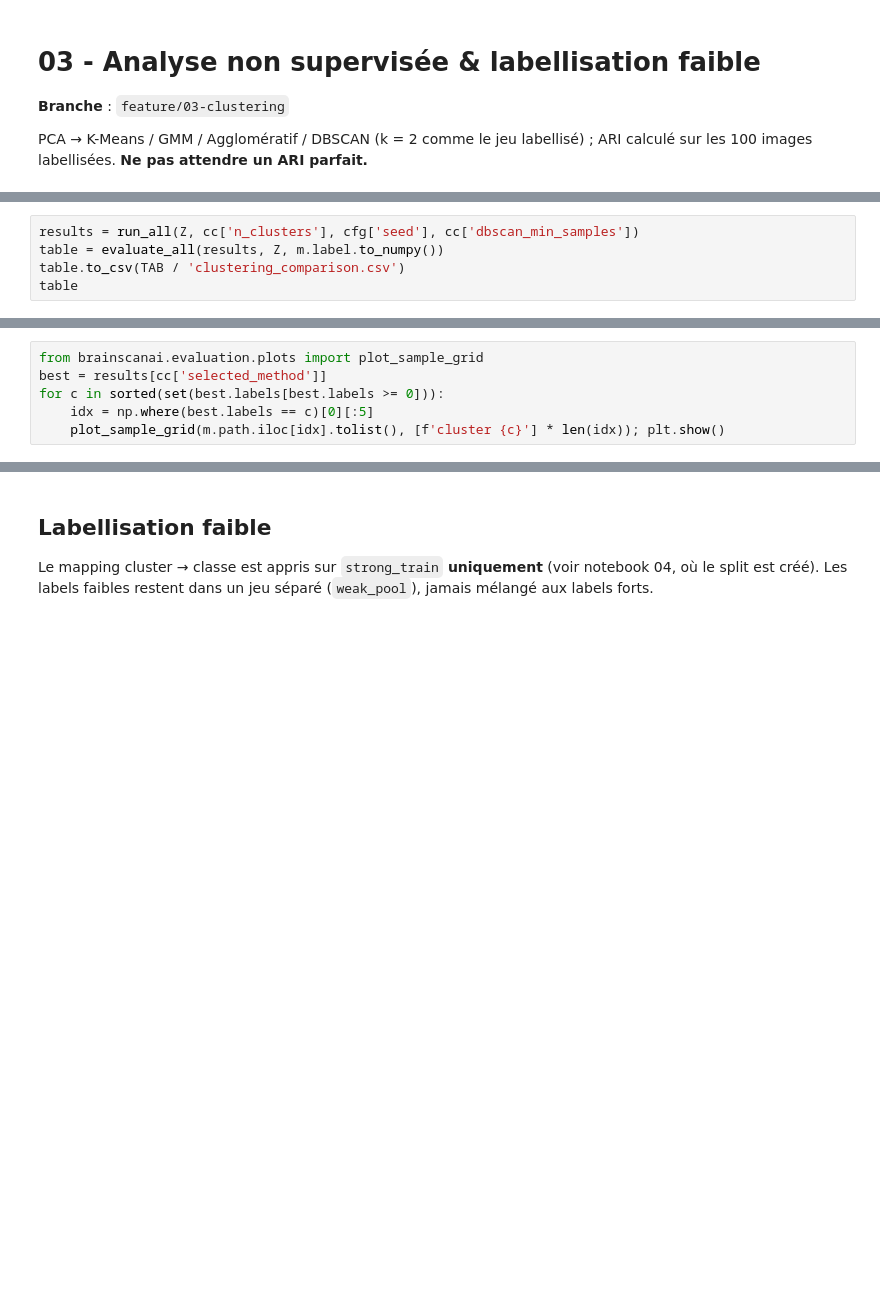
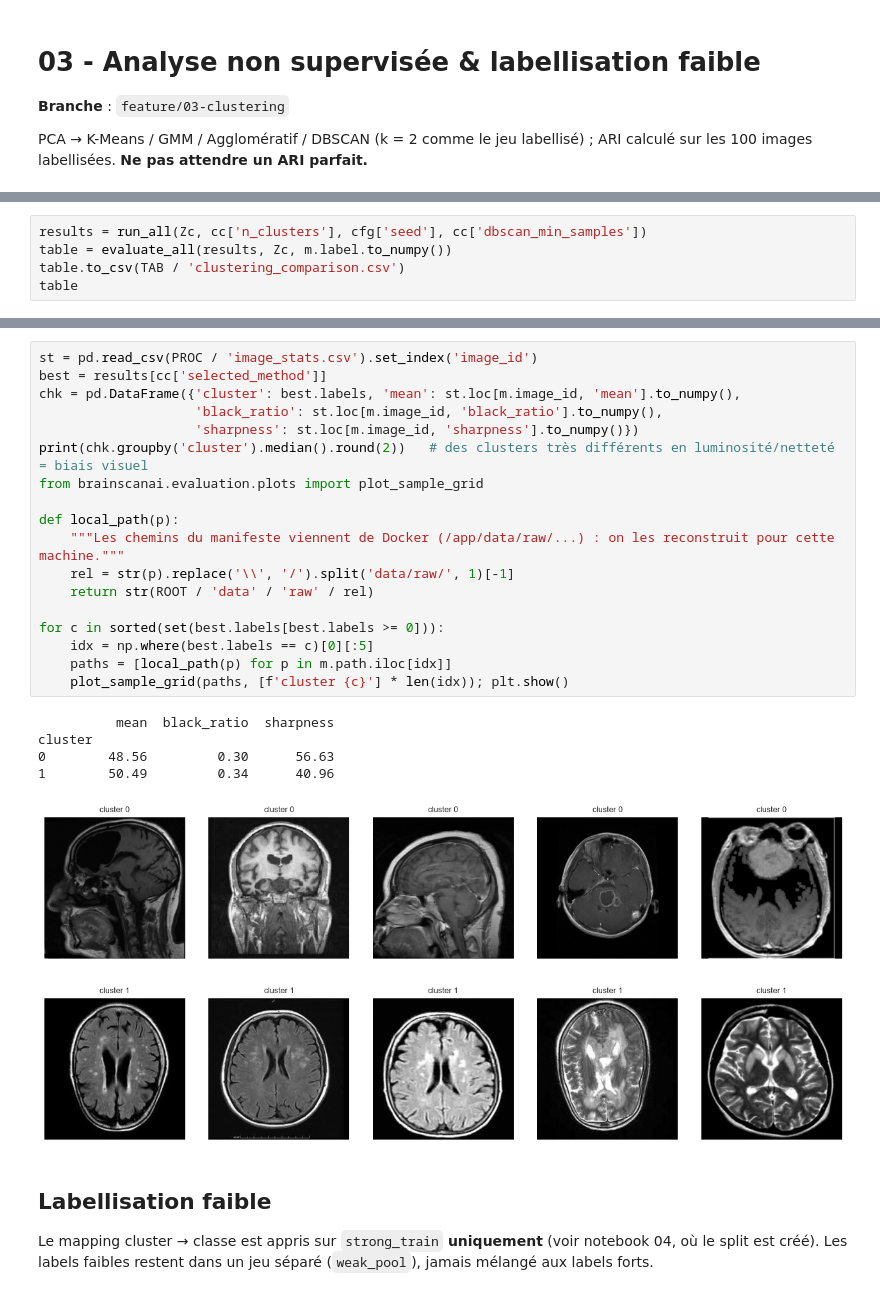
Before and after one commit to Nerion-1337/brainscanai, a Jupyter notebook: notebooks/03_clustering_non_supervise.ipynb, the cells around one changed output, grey strips where cells are left out. Drawn from its saved outputs; the diff is of its cells as text; blank space fills up the shorter version.

```diff
--- a/notebooks/03_clustering_non_supervise.ipynb
+++ b/notebooks/03_clustering_non_supervise.ipynb
@@ -40,5 +94,5 @@ plot_embedding_2d(coords, m.label_name, 'Classes connues (labellisées) vs incon
 # %%
-results = run_all(Z, cc['n_clusters'], cfg['seed'], cc['dbscan_min_samples'])
-table = evaluate_all(results, Z, m.label.to_numpy())
+results = run_all(Zc, cc['n_clusters'], cfg['seed'], cc['dbscan_min_samples'])
+table = evaluate_all(results, Zc, m.label.to_numpy())
 table.to_csv(TAB / 'clustering_comparison.csv')
 table
@@ -64,6 +129,0 @@ _À compléter : quelle méthode est la meilleure (ARI, pureté, silhouette) ? L
-# %%
-from brainscanai.evaluation.plots import plot_sample_grid
-best = results[cc['selected_method']]
-for c in sorted(set(best.labels[best.labels >= 0])):
-    idx = np.where(best.labels == c)[0][:5]
-    plot_sample_grid(m.path.iloc[idx].tolist(), [f'cluster {c}'] * len(idx)); plt.show()
@@ -70,3 +140,28 @@ for c in sorted(set(best.labels[best.labels >= 0])):
+# %%
+st = pd.read_csv(PROC / 'image_stats.csv').set_index('image_id')
+best = results[cc['selected_method']]
+chk = pd.DataFrame({'cluster': best.labels, 'mean': st.loc[m.image_id, 'mean'].to_numpy(),
+                    'black_ratio': st.loc[m.image_id, 'black_ratio'].to_numpy(),
+                    'sharpness': st.loc[m.image_id, 'sharpness'].to_numpy()})
+print(chk.groupby('cluster').median().round(2))   # des clusters très différents en luminosité/netteté = biais visuel
+from brainscanai.evaluation.plots import plot_sample_grid
+
+def local_path(p):
+    """Les chemins du manifeste viennent de Docker (/app/data/raw/...) : on les reconstruit pour cette machine."""
+    rel = str(p).replace('\\', '/').split('data/raw/', 1)[-1]
+    return str(ROOT / 'data' / 'raw' / rel)
+
+for c in sorted(set(best.labels[best.labels >= 0])):
+    idx = np.where(best.labels == c)[0][:5]
+    paths = [local_path(p) for p in m.path.iloc[idx]]
+    plot_sample_grid(paths, [f'cluster {c}'] * len(idx)); plt.show()
+# %% [output]
+          mean  black_ratio  sharpness
+cluster
+0        48.56         0.30      56.63
+1        50.49         0.34      40.96
+[figure, added]
+[figure, added]
 # %% [markdown]
 ## Labellisation faible
 Le mapping cluster → classe est appris sur `strong_train` **uniquement** (voir notebook 04, où le split est créé). Les labels faibles restent dans un jeu séparé (`weak_pool`), jamais mélangé aux labels forts.
```
Also changed, not shown: parts of 17 cells of this notebook, 23 other files.
